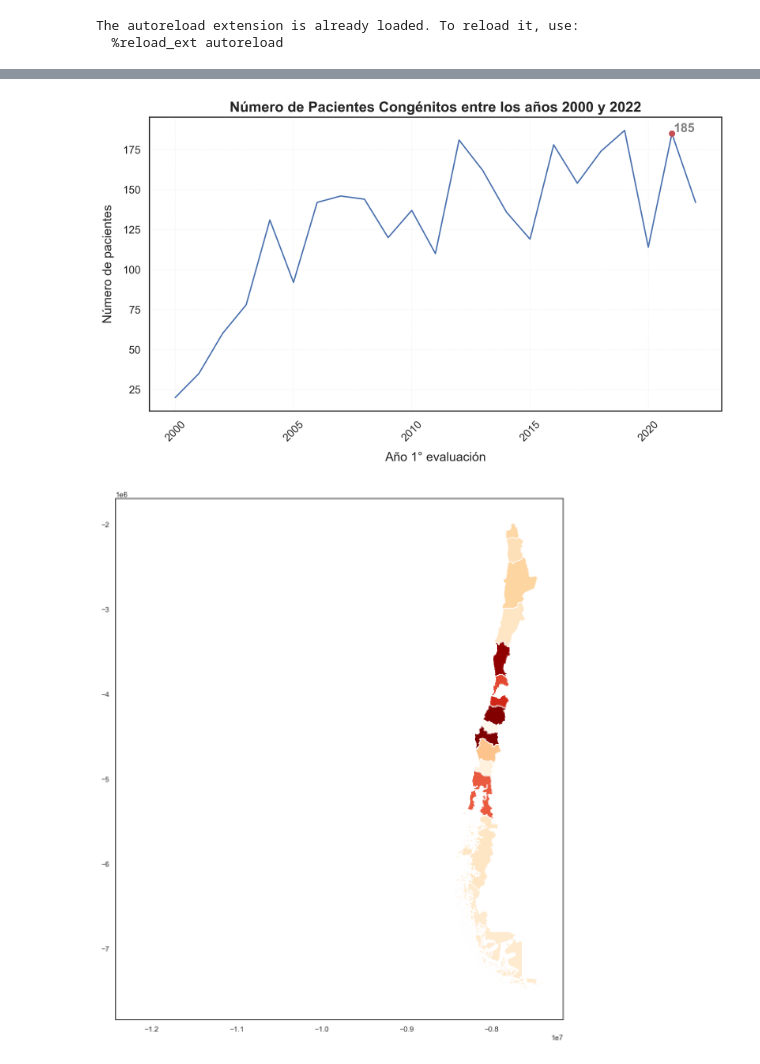
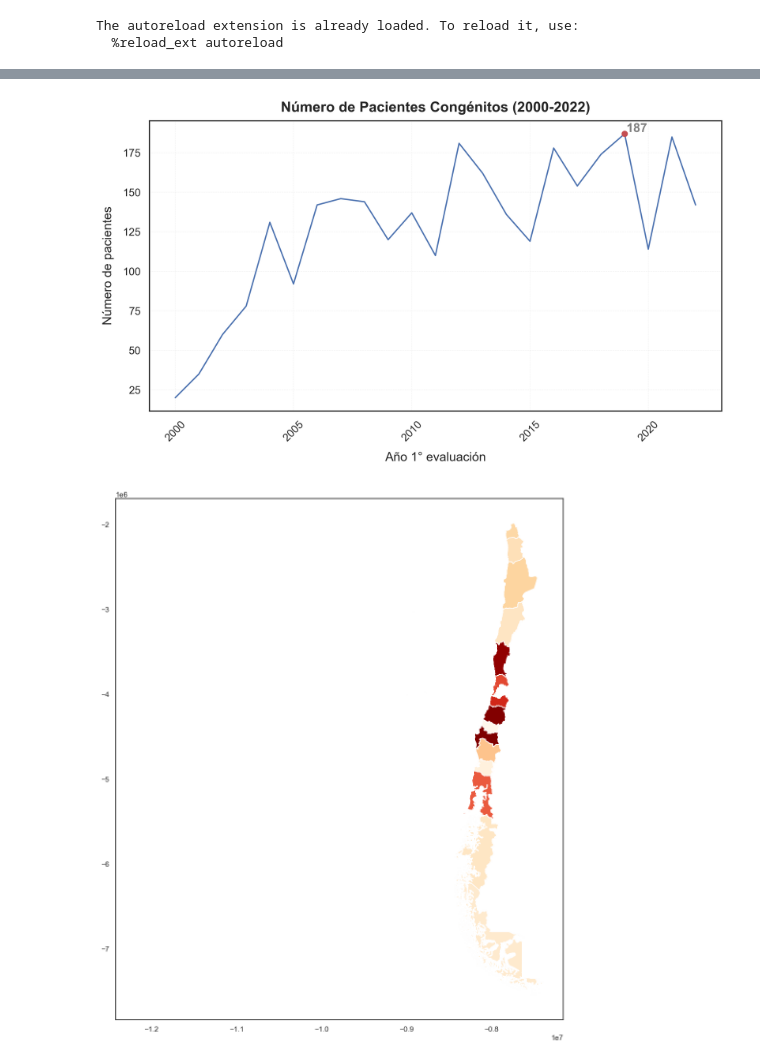
Before and after one commit to JavierRojas14/congenitas-ambulatorio, a Jupyter notebook: notebooks/test.ipynb, the cells around one changed output, grey strips where cells are left out. Cells and saved outputs as stored; diff of their text form; code cells hidden in the pictures.

```diff
--- a/notebooks/test.ipynb
+++ b/notebooks/test.ipynb
@@ -87,40 +90,41 @@ desglose_por_region = df_limpia.groupby("region")["rut"].nunique()
 fig, ax = plt.subplots(figsize=(10, 6), dpi=300)
 cantidad_de_pacientes.plot(ax=ax)
 
 ax.set_title(
-    "Número de Pacientes Congénitos entre los años 2000 y 2022", fontsize=16, weight="bold"
+    "Número de Pacientes Congénitos (2000-2022)", fontsize=16, weight="bold", pad=10
 )
 ax.set_xlabel("Año 1° evaluación", fontsize=14, labelpad=10)
 ax.set_ylabel("Número de pacientes", fontsize=14, labelpad=10)
 
 # Rotate x-axis labels for clarity
 plt.xticks(fontsize=12, rotation=45)
 plt.yticks(fontsize=12)
 
-# Obtiene el punto en el 2021
-anio_2021 = cantidad_de_pacientes.loc[2021]
-ax.plot(2021, anio_2021, "ro")
+# Obtiene el punto en el 2019 (mayor cantidad de pacientes)
+ANIO_MAXIMO = cantidad_de_pacientes.idxmax()
+anio_ANIO_MAXIMO = cantidad_de_pacientes.loc[ANIO_MAXIMO]
+ax.plot(ANIO_MAXIMO, anio_ANIO_MAXIMO, "ro")
 # Annotate the point with its value
 ax.annotate(
-    f"{anio_2021}",
-    xy=(2021, anio_2021),
+    f"{anio_ANIO_MAXIMO}",
+    xy=(ANIO_MAXIMO, anio_ANIO_MAXIMO),
     xytext=(2, 2),
     textcoords="offset points",
     fontsize=14,
     color="grey",
     weight="bold"
 )
 
 # Add a grid for better readability
 ax.grid(visible=True, which="major", linestyle="--", linewidth=0.5, color="gray", alpha=0.1)
 
 fig.tight_layout()
 
 plt.savefig("../reports/figures/numero_de_pacientes.png", dpi=300, bbox_inches="tight")
 
 plt.show()
 # %% [output]
-[figure, old version]
+[figure, new version]
 # %%
 map_df = gpd.read_file("../data/raw/mapas/Regional.shp")
 # %%
```
Also changed, not shown: parts of 1 cell of this notebook, 1 other file.
